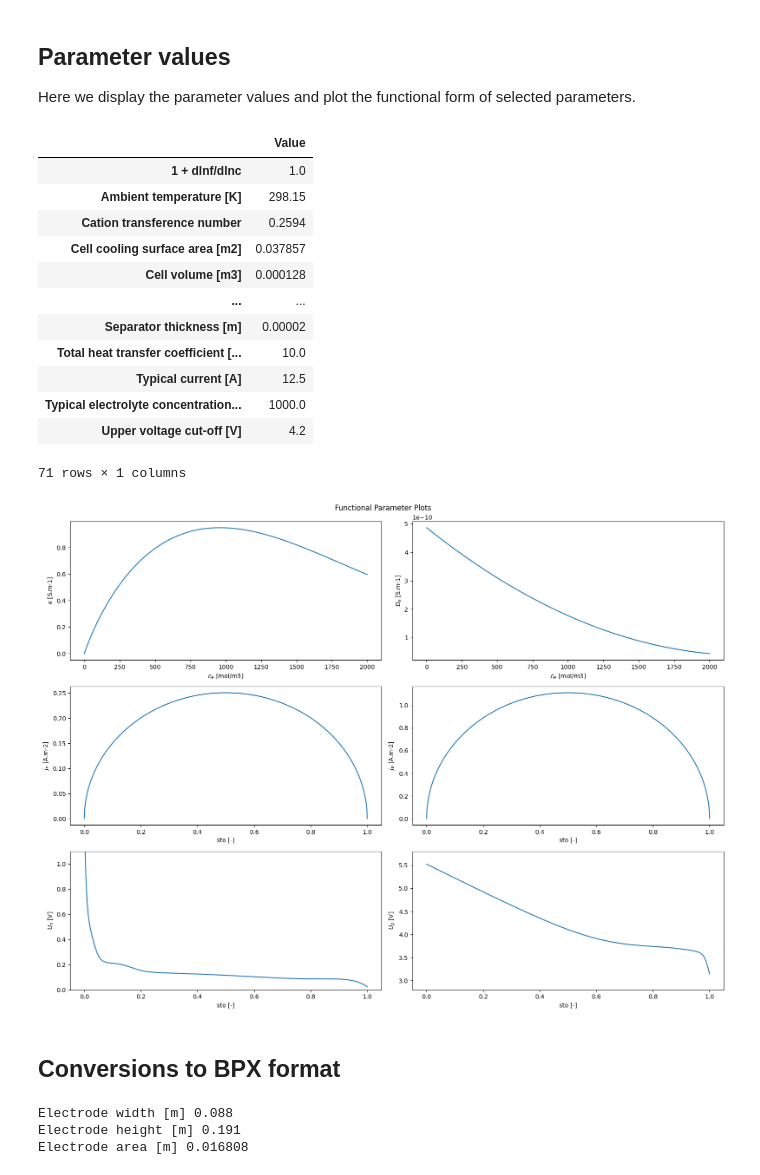
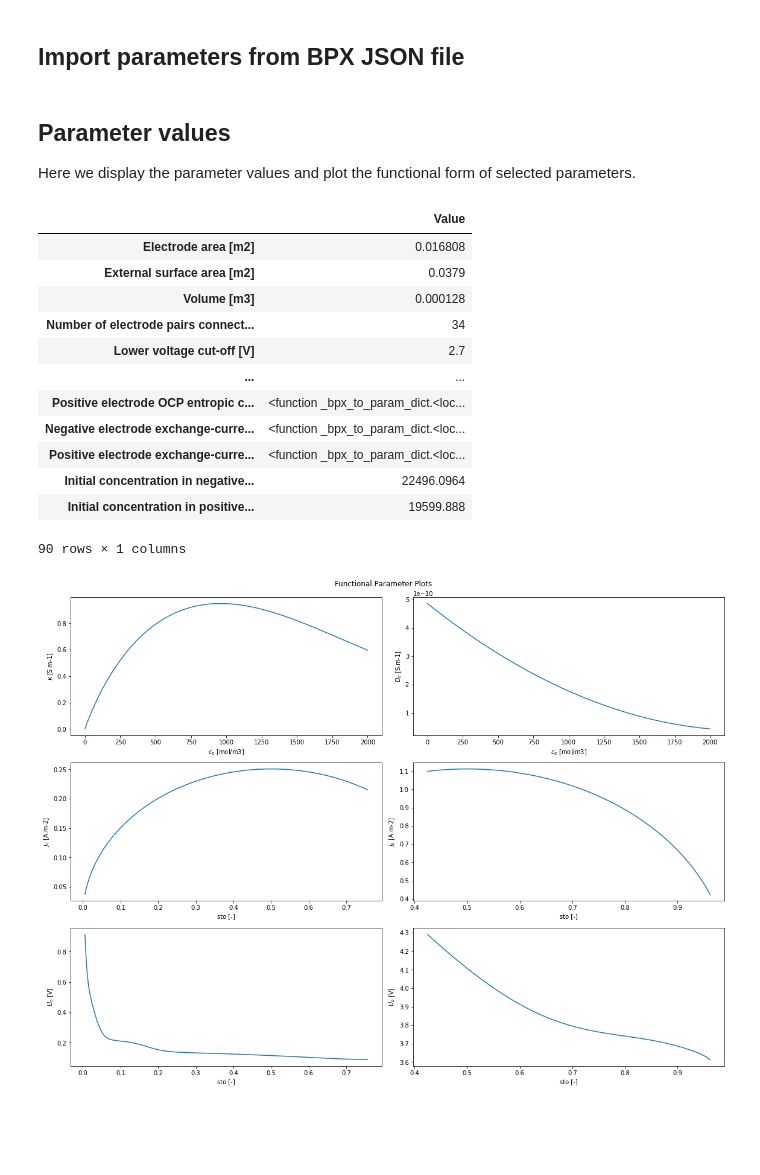
Before and after one commit to About-Energy-OpenSource/About-Energy-BPX-Parameterisation, a Jupyter notebook: NMC/parameter_plot.ipynb, the cells around one changed output. Drawn from its saved outputs; the diff is of its cells as text; code cells hidden in the pictures; blank space fills up the shorter version.

Commit message:
add BPX JSON read functionality. Update to pybamm 22.12

```diff
--- a/NMC/parameter_plot.ipynb
+++ b/NMC/parameter_plot.ipynb
@@ -7,3 +6,7 @@ from parameters_NMC import parameter_values
+# %% [markdown]
+## Import parameters from BPX JSON file
+# %%
+parameter_values = pybamm.ParameterValues.create_from_bpx("nmc_pouch_cell_BPX.json")
 # %% [markdown]
 ## Parameter values
 Here we display the parameter values and plot the functional form of selected parameters.
@@ -12,60 +15,55 @@ Here we display the parameter values and plot the functional form of selected pa
 pd.DataFrame.from_dict(parameter_values._dict_items, columns=["Value"], orient="index")
 # %% [output]
 |  | Value |
-| 1 + dlnf/dlnc | 1.0 |
-| Ambient temperature [K] | 298.15 |
-| Cation transference number | 0.2594 |
-| Cell cooling surface area [m2] | 0.037857 |
-| Cell volume [m3] | 0.000128 |
+| Electrode area [m2] | 0.016808 |
+| External surface area [m2] | 0.0379 |
+| Volume [m3] | 0.000128 |
+| Number of electrode pairs connect... | 34 |
+| Lower voltage cut-off [V] | 2.7 |
 | ... | ... |
-| Separator thickness [m] | 0.00002 |
-| Total heat transfer coefficient [... | 10.0 |
-| Typical current [A] | 12.5 |
-| Typical electrolyte concentration... | 1000.0 |
-| Upper voltage cut-off [V] | 4.2 |
+| Positive electrode OCP entropic c... | <function _bpx_to_param_dict.<loc... |
+| Negative electrode exchange-curre... | <function _bpx_to_param_dict.<loc... |
+| Positive electrode exchange-curre... | <function _bpx_to_param_dict.<loc... |
+| Initial concentration in negative... | 22496.0964 |
+| Initial concentration in positive... | 19599.888 |
-71 rows × 1 columns
+90 rows × 1 columns
 # %%
 # plot some parameters as a function of sto/concentration
-x = pybamm.linspace(0, 1, 1000)
+
+# Define stoichiometry ranges
+xLi_n_max = parameter_values["Negative electrode maximum stoichiometry"]
+xLi_n_min = parameter_values["Negative electrode minimum stoichiometry"]
+xLi_n = pybamm.linspace(xLi_n_min, xLi_n_max, 1000)
+xLi_p_max = parameter_values["Positive electrode maximum stoichiometry"]
+xLi_p_min = parameter_values["Positive electrode minimum stoichiometry"]
+xLi_p = pybamm.linspace(xLi_p_min, xLi_p_max, 1000)
+
+# Define concentration ranges
 c_n_max = parameter_values["Maximum concentration in negative electrode [mol.m-3]"]
 c_p_max = parameter_values["Maximum concentration in positive electrode [mol.m-3]"]
-c_n = x * c_n_max
-c_p = x * c_p_max
+c_n = xLi_n * c_n_max
+c_p = xLi_p * c_p_max
 c_e = pybamm.linspace(0, 2000, 1000)
+
 c_e_ref = parameter_values["Typical electrolyte concentration [mol.m-3]"]
 T = parameter_values["Reference temperature [K]"]
 
 fig, ax = plt.subplots(3, 2, figsize=(16, 12))
 plt.suptitle("Functional Parameter Plots")
 
 ax[0, 0].plot(c_e.entries, parameter_values.evaluate(parameter_values["Electrolyte conductivity [S.m-1]"](c_e, T)))
 ax[0, 0].set(xlabel="$c_e$ [mol/m3]", ylabel="$\kappa$ [S.m-1]")
 ax[0, 1].plot(c_e.entries, parameter_values.evaluate(parameter_values["Electrolyte diffusivity [m2.s-1]"](c_e, T)))
 ax[0, 1].set(xlabel="$c_e$ [mol/m3]", ylabel="$D_e$ [S.m-1]")
-ax[1, 0].plot(x.entries, parameter_values.evaluate(parameter_values["Negative electrode exchange-current density [A.m-2]"](c_e_ref, c_n, c_n_max, T)))
+ax[1, 0].plot(xLi_n.entries, parameter_values.evaluate(parameter_values["Negative electrode exchange-current density [A.m-2]"](c_e_ref, c_n, c_n_max, T)))
 ax[1, 0].set(xlabel="sto [-]", ylabel="$j_n$ [A.m-2]")
-ax[1, 1].plot(x.entries, parameter_values.evaluate(parameter_values["Positive electrode exchange-current density [A.m-2]"](c_e_ref, c_p, c_p_max, T)))
+ax[1, 1].plot(xLi_p.entries, parameter_values.evaluate(parameter_values["Positive electrode exchange-current density [A.m-2]"](c_e_ref, c_p, c_p_max, T)))
 ax[1, 1].set(xlabel="sto [-]", ylabel="$j_p$ [A.m-2]")
-ax[2, 0].plot(x.entries, parameter_values["Negative electrode OCP [V]"](x).entries)
+ax[2, 0].plot(xLi_n.entries, parameter_values["Negative electrode OCP [V]"](xLi_n).entries)
 ax[2, 0].set(xlabel="sto [-]", ylabel="$U_n$ [V]")
-ax[2, 0].set_ylim([0, 1.1])
-ax[2, 1].plot(x.entries, parameter_values["Positive electrode OCP [V]"](x).entries)
+ax[2, 1].plot(xLi_p.entries, parameter_values["Positive electrode OCP [V]"](xLi_p).entries)
 ax[2, 1].set(xlabel="sto [-]", ylabel="$U_p$ [V]")
-ax[2, 1].set_ylim([2.8, 5.8])
 
 plt.tight_layout()
 # %% [output]
-[figure, old version]
+[figure, new version]
-# %% [markdown]
-## Conversions to BPX format
-# %%
-# electrode area
-L_y = parameter_values["Electrode width [m]"]
-L_z = parameter_values["Electrode height [m]"]
-print("Electrode width [m]", L_y)
-print("Electrode height [m]", L_z)
-print("Electrode area [m]", L_y*L_z)
-# %% [output]
-Electrode width [m] 0.088
-Electrode height [m] 0.191
-Electrode area [m] 0.016808
```
Also changed, not shown: parts of 6 cells of this notebook, 17 other files.
